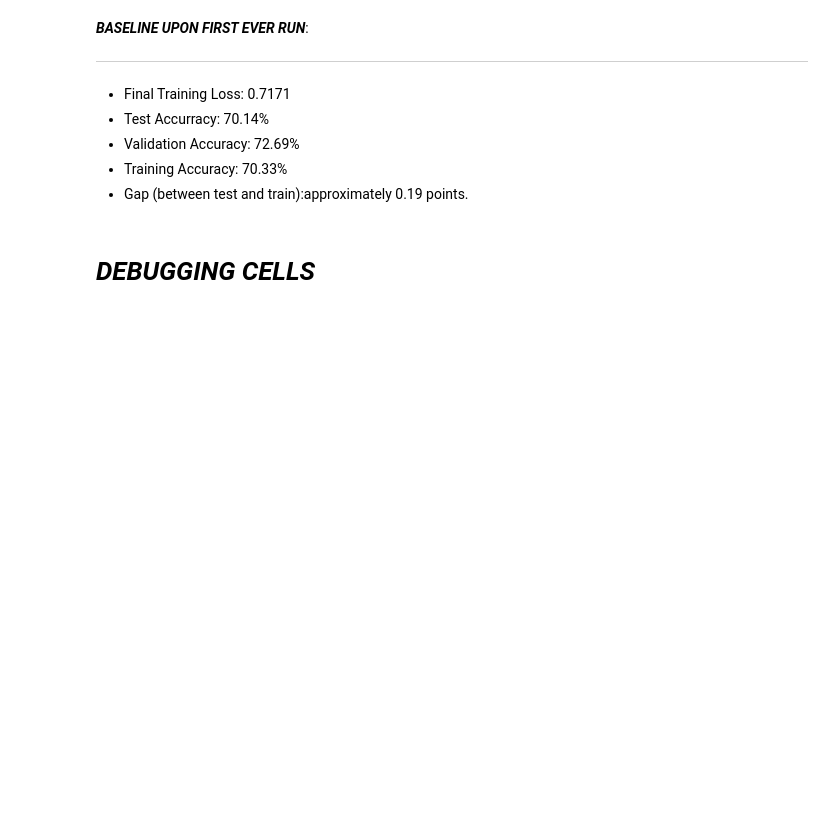
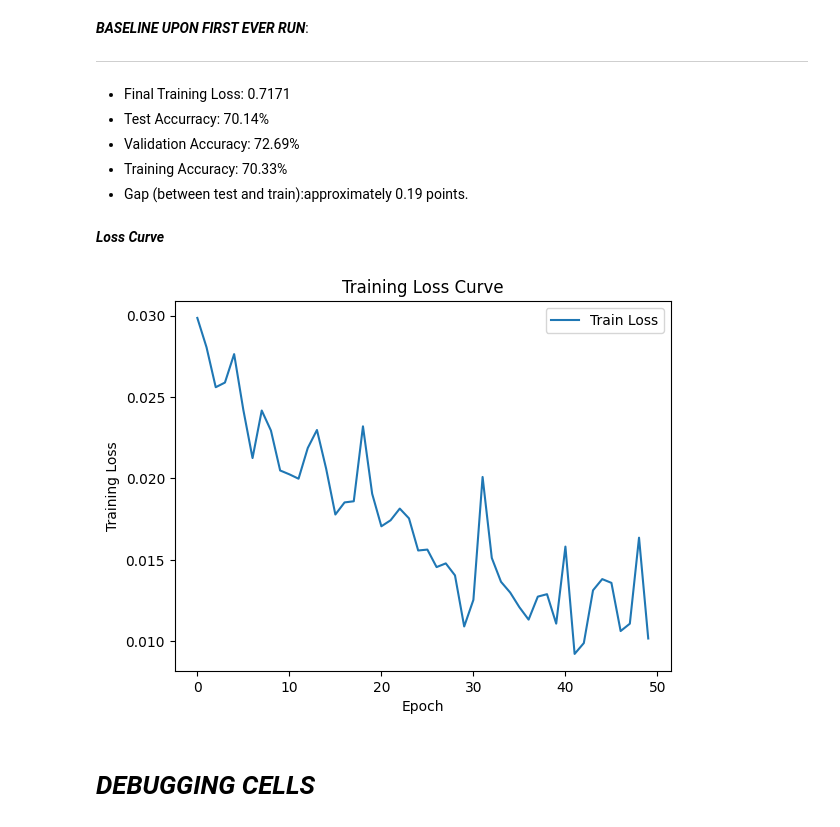
Before and after one commit to Tiyinolalekan/Deep_Learning_Image_Classifier, a Jupyter notebook: Second_Stage_Clothing_Classifier.ipynb, the cells around one changed output. Drawn from its saved outputs; the diff is of its cells as text; code cells hidden in the pictures; blank space fills up the shorter version.

Commit message:
Train up to 50 epochs and include a training loss curve for visualisation

```diff
--- a/Second_Stage_Clothing_Classifier.ipynb
+++ b/Second_Stage_Clothing_Classifier.ipynb
@@ -390,7 +390,7 @@ val/test overlap:   0
 # %% [markdown]
 # ***MAIN TRAINING LOOP***
 # %%
-num_epochs = 30 #the model goes through the entire 50,000-image training dataset 10 times.
+num_epochs = 50 #the model goes through the entire 50,000-image training dataset 10 times.
 train_losses = []
 
 
@@ -484,6 +484,20 @@ _____________________________
 *   Validation Accuracy: 72.69%
 *   Training Accuracy: 70.33%
 *   Gap (between test and train):approximately 0.19 points.
+# %% [markdown]
+***Loss Curve***
+# %%
+import matplotlib.pyplot as plt
+
+plt.plot(train_losses, label='Train Loss')
+plt.xlabel('Epoch')
+plt.ylabel('Training Loss')
+plt.title('Training Loss Curve')
+plt.ticklabel_format(style='plain', axis='y')
+plt.legend()
+plt.show()
+# %% [output]
+[figure, added]
 # %% [markdown]
 # ***DEBUGGING CELLS***
 # %% [markdown]
```
Also changed, not shown: parts of 4 cells of this notebook.
